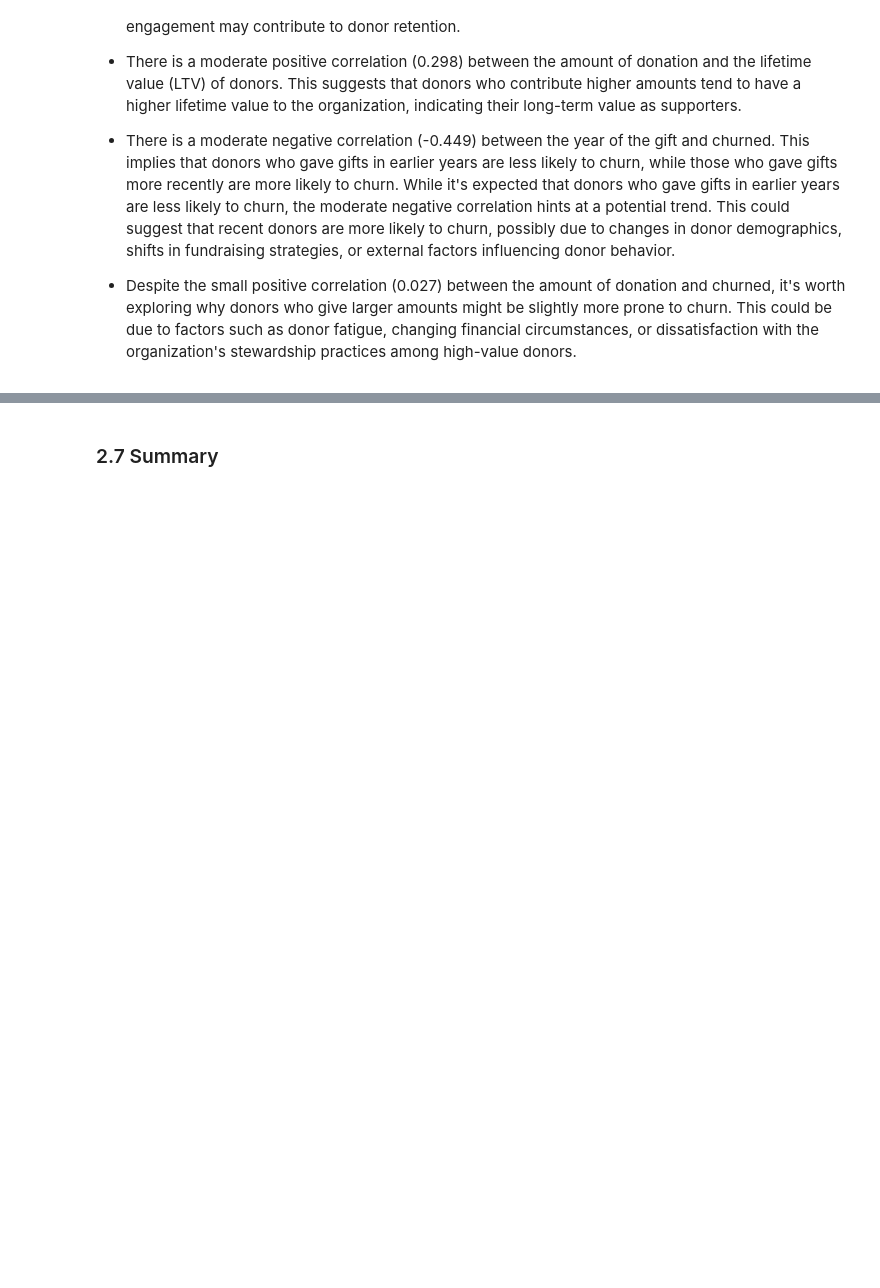
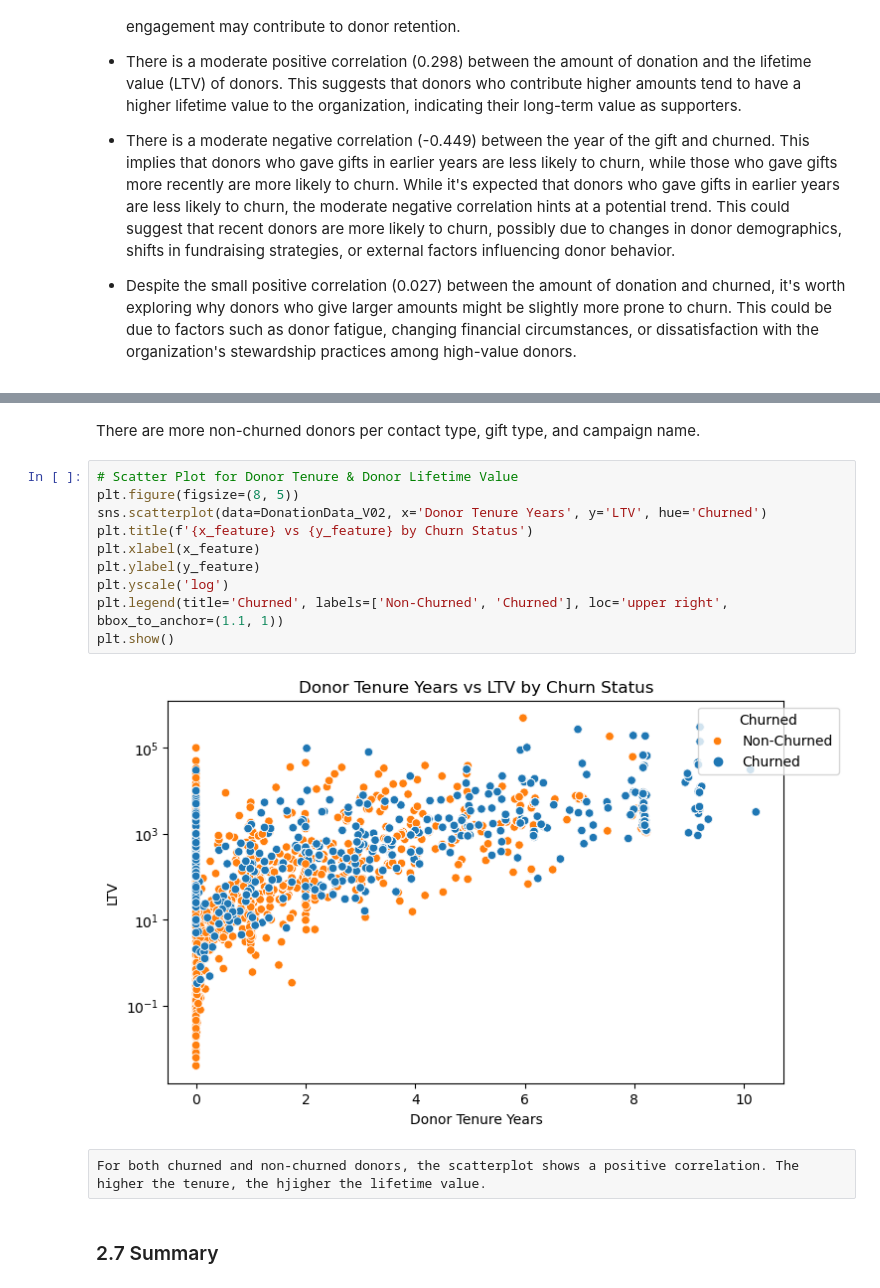
Before and after one commit to OCD0505/Springboard-Capstone-Three, a Jupyter notebook: notebooks/2.0-faa-exploratory-data-analysis-cap3.ipynb, the cells around one changed output, grey strips where cells are left out. Drawn from its saved outputs; the diff is of its cells as text; blank space fills up the shorter version.

```diff
--- a/notebooks/2.0-faa-exploratory-data-analysis-cap3.ipynb
+++ b/notebooks/2.0-faa-exploratory-data-analysis-cap3.ipynb
@@ -911,3 +963,19 @@ plt.show()
+# %% [markdown]
+There are more non-churned donors per contact type, gift type, and campaign name.
+# %%
+# Scatter Plot for Donor Tenure & Donor Lifetime Value
+plt.figure(figsize=(8, 5))
+sns.scatterplot(data=DonationData_V02, x='Donor Tenure Years', y='LTV', hue='Churned')
+plt.title(f'{x_feature} vs {y_feature} by Churn Status')
+plt.xlabel(x_feature)
+plt.ylabel(y_feature)
+plt.yscale('log')
+plt.legend(title='Churned', labels=['Non-Churned', 'Churned'], loc='upper right', bbox_to_anchor=(1.1, 1))
+plt.show()
+# %% [output]
+[figure, added]
+# %% [raw]
+For both churned and non-churned donors, the scatterplot shows a positive correlation. The higher the tenure, the hjigher the lifetime value.
 # %% [markdown]
 ### 2.7 Summary <a id='2.7_Summary'></a>
 # %% [markdown]
```
Also changed, not shown: parts of 13 cells of this notebook.
